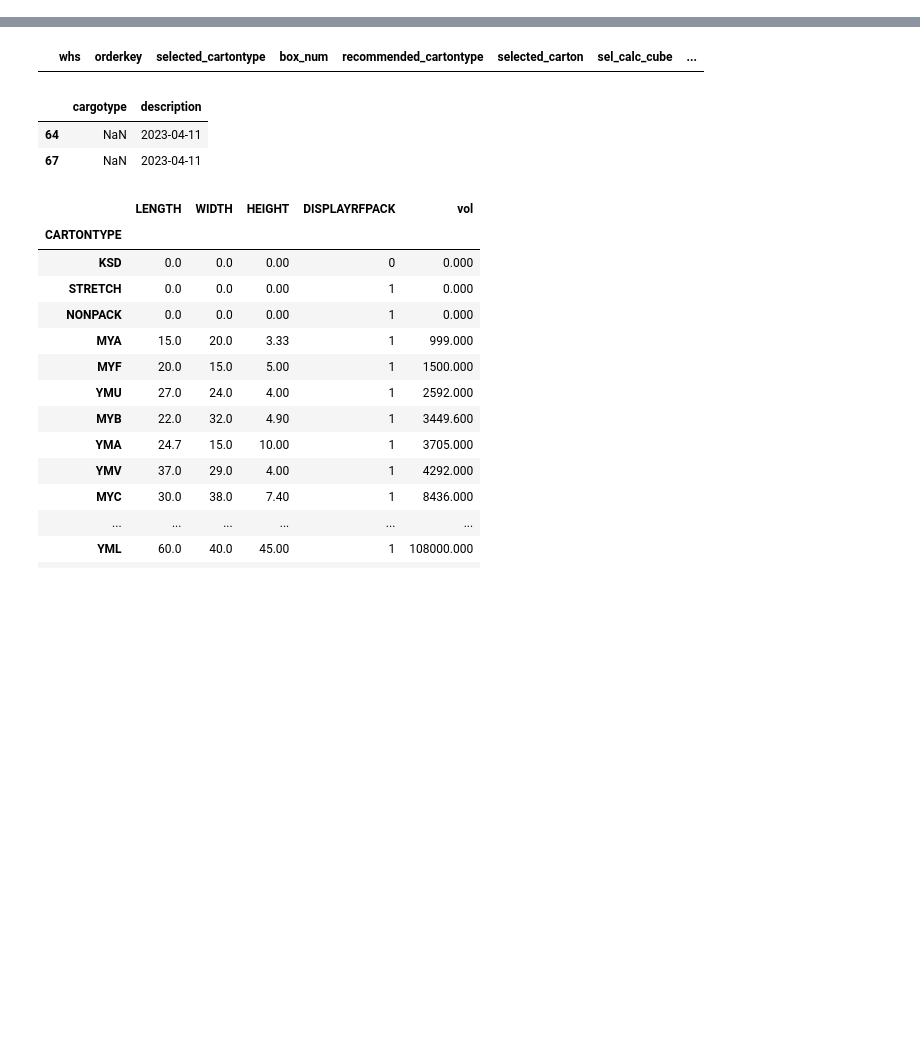
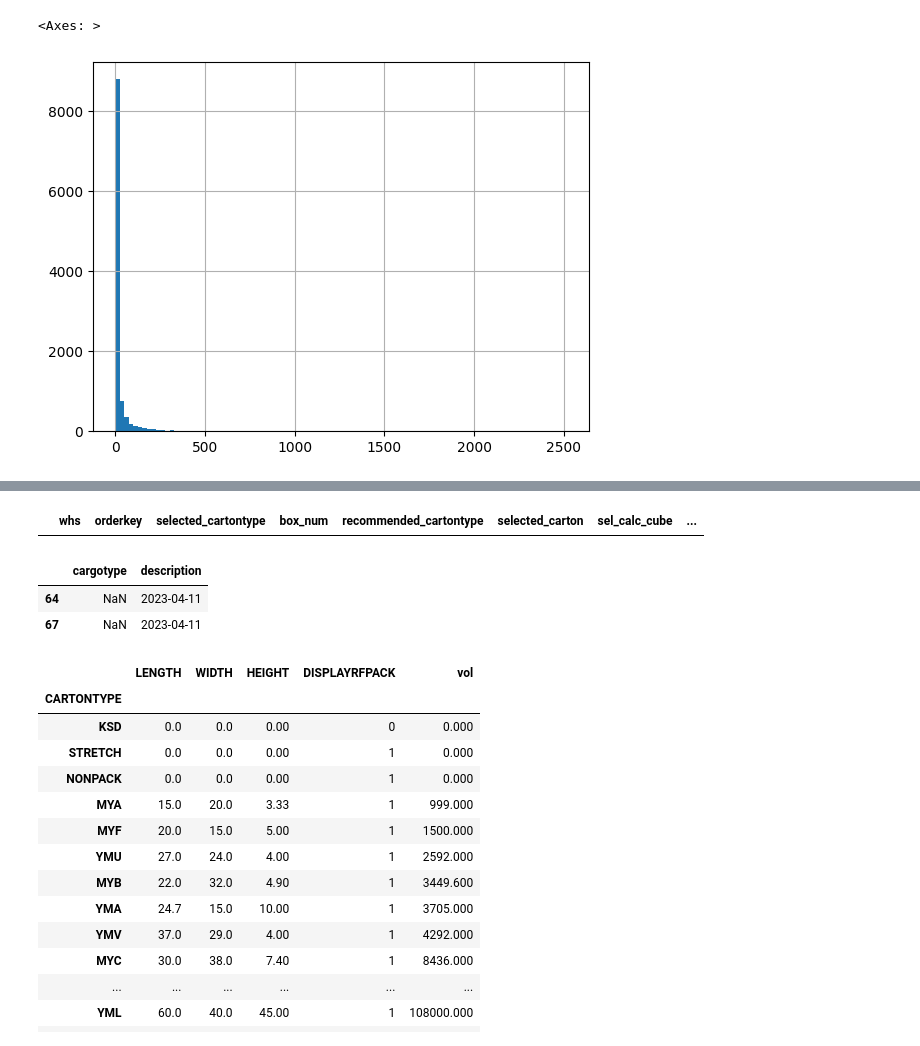
Before and after one commit to johnmcv761/Ya_hackaton_package_choose, a Jupyter notebook: base.ipynb, the cells around one changed output, grey strips where cells are left out. Saved outputs shown, nothing was run; the diff lists cells and outputs as text; code cells hidden in the pictures; blank space fills up the shorter version.

```diff
--- a/base.ipynb
+++ b/base.ipynb
@@ -39,0 +268,5 @@ data.head(30)
+# %%
+data.pack_volume.value_counts().hist(bins=100)
+# %% [output]
+<Axes: >
+[figure, added]
```
Also changed, not shown: parts of 26 cells of this notebook, 2 other files.
